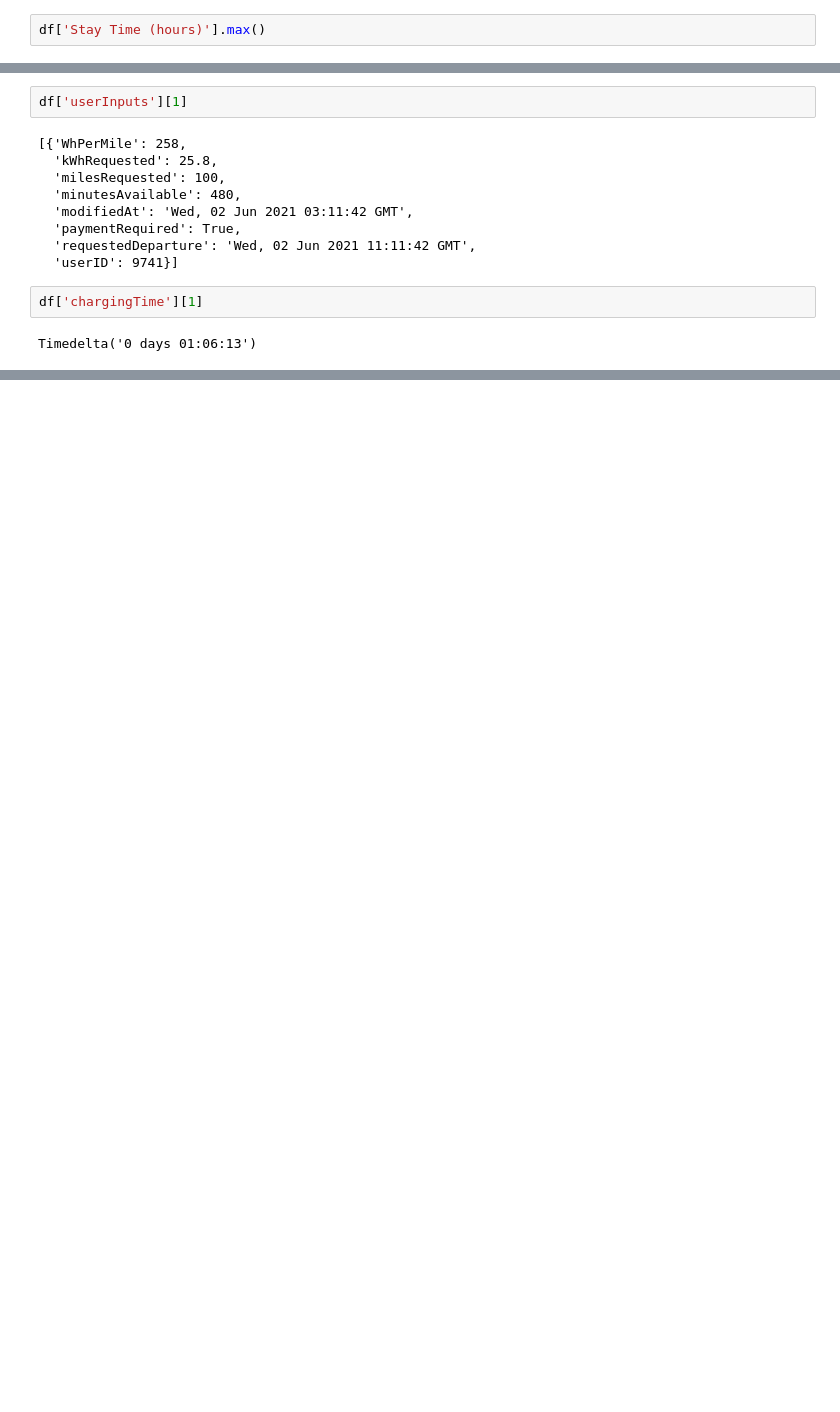
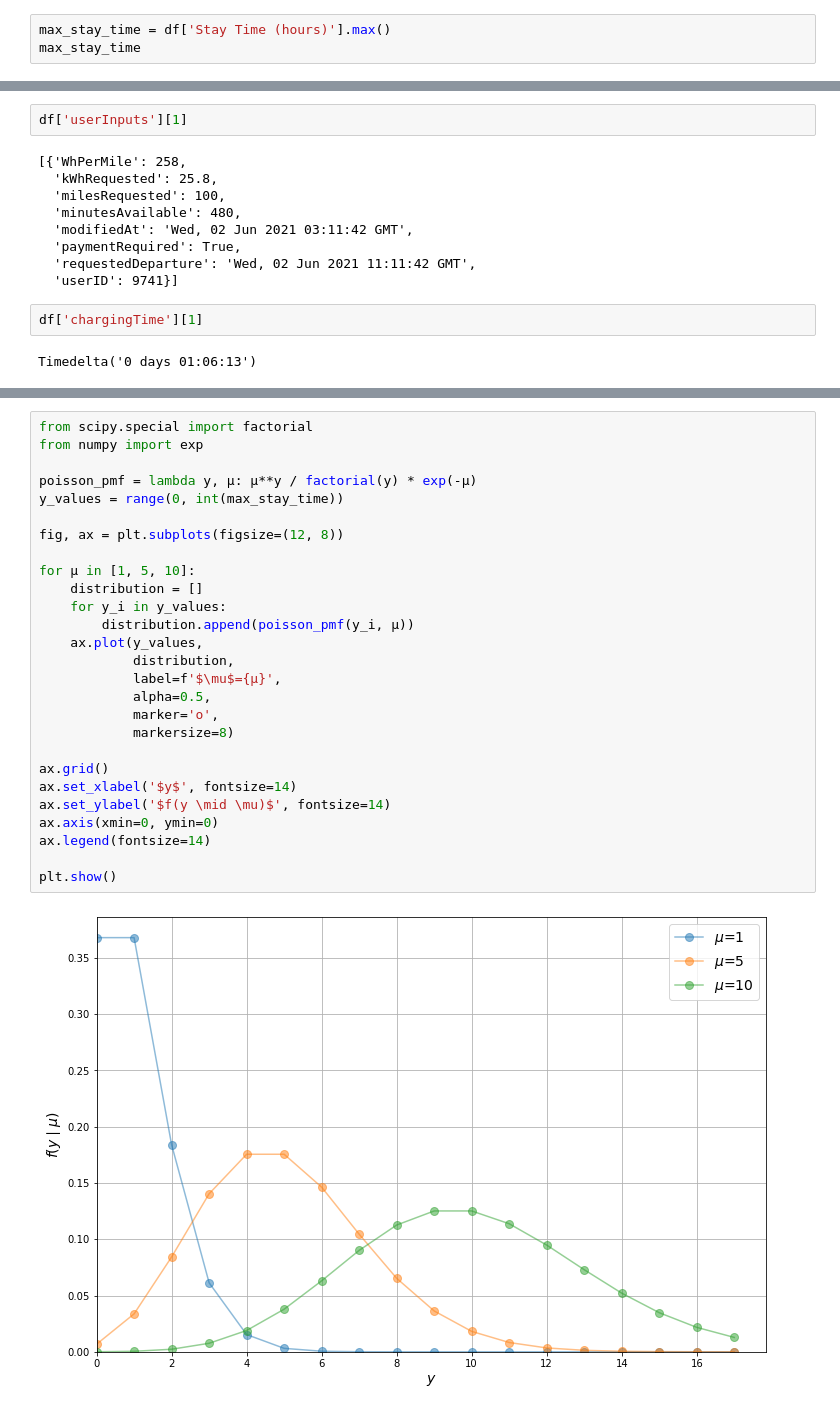
Before and after one commit to AbhiMani28/CE-295---EV-Flexibility, a Jupyter notebook: EV_Flexibility (2).ipynb, the cells around one changed output, grey strips where cells are left out. Saved outputs shown, nothing was run; the diff lists cells and outputs as text; blank space fills up the shorter version.

Commit message:
poisson update and initial mle

```diff
--- a/EV_Flexibility (2).ipynb
+++ b/EV_Flexibility (2).ipynb
@@ -187,7 +188,8 @@ df['overchargeTime (hours)'].max()
 # %% [output]
 23.983888888888888
 # %%
-df['Stay Time (hours)'].max()
+max_stay_time = df['Stay Time (hours)'].max()
+max_stay_time
 # %% [output]
 18.72138888888889
 # %%
@@ -214,0 +241,29 @@ Timedelta('0 days 01:06:13')
+# %%
+from scipy.special import factorial
+from numpy import exp
+
+poisson_pmf = lambda y, μ: μ**y / factorial(y) * exp(-μ)
+y_values = range(0, int(max_stay_time))
+
+fig, ax = plt.subplots(figsize=(12, 8))
+
+for μ in [1, 5, 10]:
+    distribution = []
+    for y_i in y_values:
+        distribution.append(poisson_pmf(y_i, μ))
+    ax.plot(y_values,
+            distribution,
+            label=f'$\mu$={μ}',
+            alpha=0.5,
+            marker='o',
+            markersize=8)
+
+ax.grid()
+ax.set_xlabel('$y$', fontsize=14)
+ax.set_ylabel('$f(y \mid \mu)$', fontsize=14)
+ax.axis(xmin=0, ymin=0)
+ax.legend(fontsize=14)
+
+plt.show()
+# %% [output]
+[figure, added]
```
Also changed, not shown: parts of 11 cells of this notebook, 1 other file.
